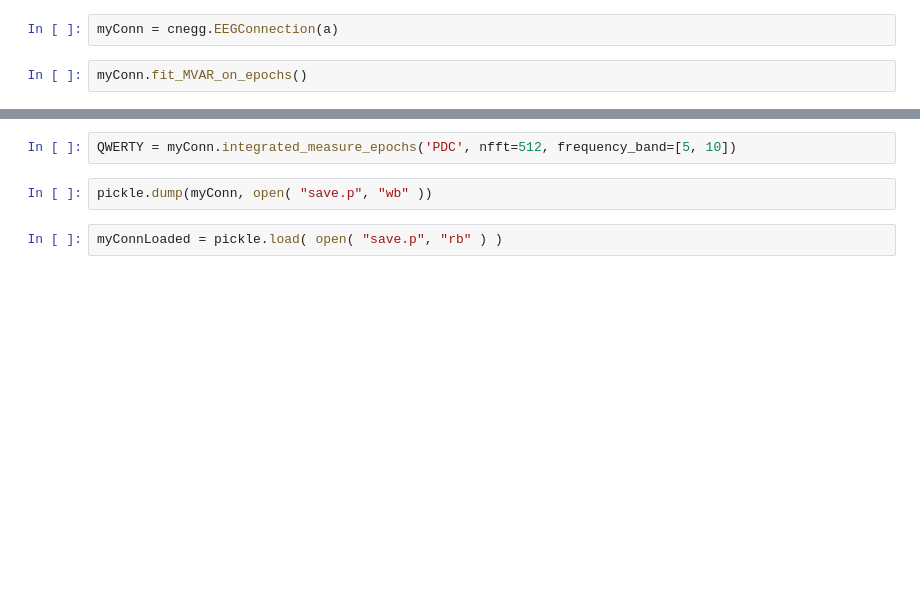
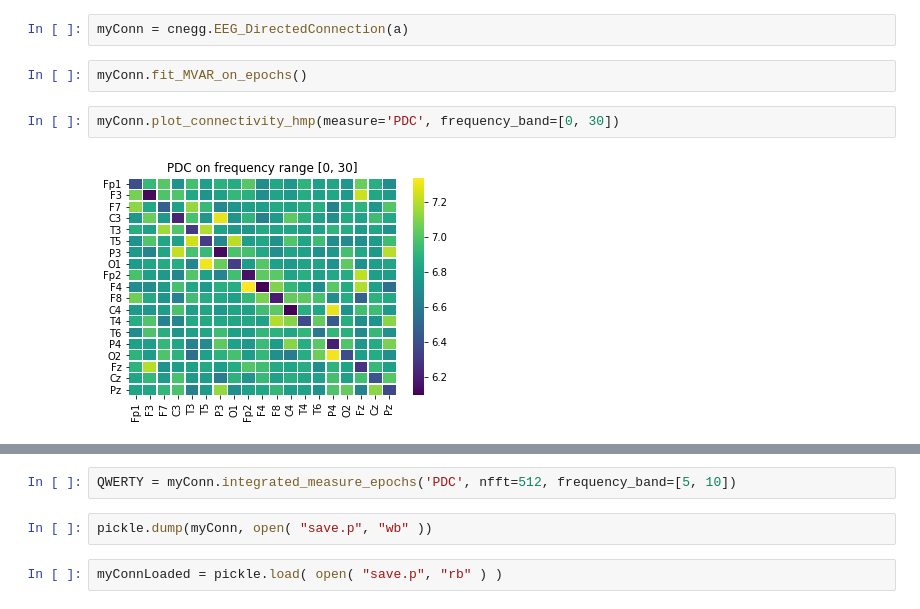
Before and after one commit to igor-casatti/brain_connectivity_epilepsy, a Jupyter notebook: Untitled.ipynb, the cells around one changed output, grey strips where cells are left out. Drawn from its saved outputs; the diff is of its cells as text; blank space fills up the shorter version.

```diff
--- a/Untitled.ipynb
+++ b/Untitled.ipynb
@@ -175,4 +69,8 @@ plt.show()
 # %%
-myConn = cnegg.EEGConnection(a)
+myConn = cnegg.EEG_DirectedConnection(a)
 # %%
 myConn.fit_MVAR_on_epochs()
+# %%
+myConn.plot_connectivity_hmp(measure='PDC', frequency_band=[0, 30])
+# %% [output]
+[figure, added]
```
Also changed, not shown: parts of 16 cells of this notebook, 2 other files.
